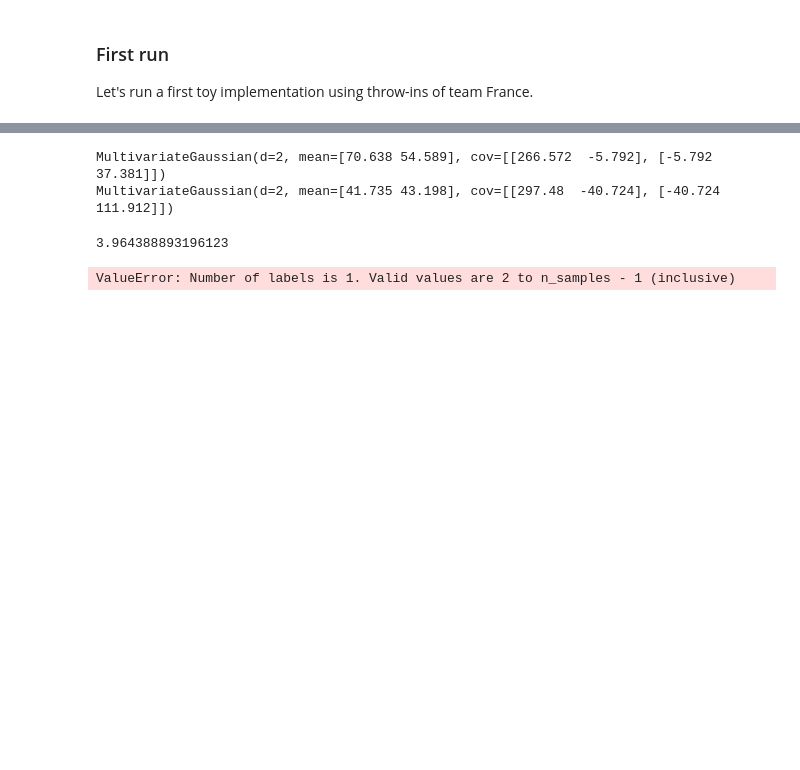
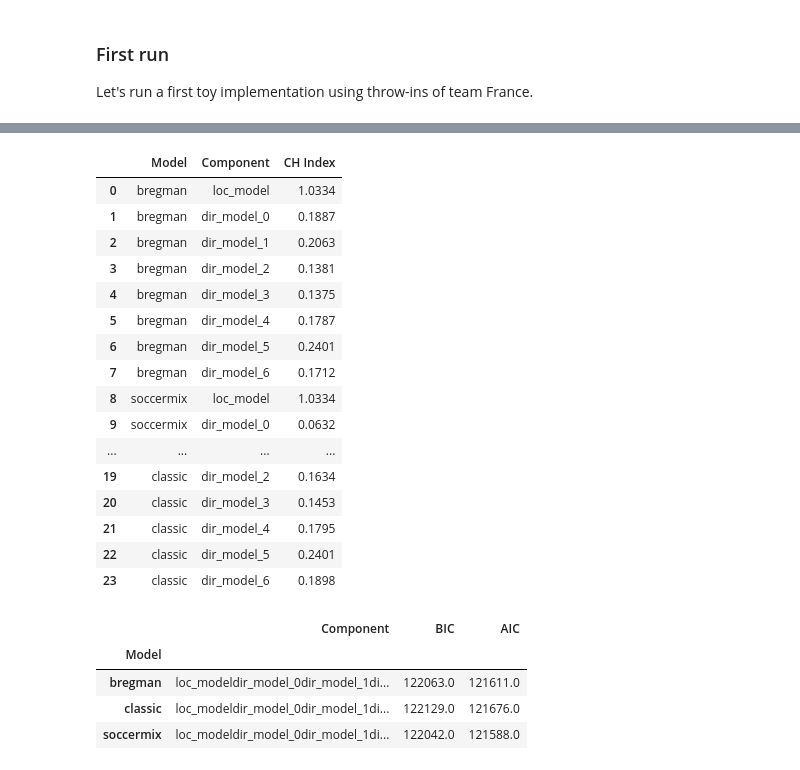
Before and after one commit to Joaquin-Garay/soccer-infogeo, a Jupyter notebook: 03-model.ipynb, the cells around one changed output, grey strips where cells are left out. Cells and saved outputs as stored; diff of their text form; code cells hidden in the pictures; blank space fills up the shorter version.

Commit message:
Calinski–Harabasz index implemented

```diff
--- a/03-model.ipynb
+++ b/03-model.ipynb
@@ -334,17 +344,37 @@ Running Time classic Model: 33.7364s
 # %%
-gauss_1 = gmm.get_components()[0]
-gauss_2 = gmm.get_components()[4]
+rows = []
+for key, value in results.items():
+    loc_model = value[0]
+    dir_models = value[1]
 
-print(gauss_1)
-print(gauss_2)
+    loc_chi = round(loc_model.kl_ch_score(loc_data),4)
+    rows.append({"Model": key, "Component": "loc_model", "CH Index": loc_chi})
 
-mean_1, cov_1 = gauss_1.get_params()
-mean_2, cov_2 = gauss_2.get_params()
-gauss_1.divergence(mean_1, cov_1, mean_2, cov_2)
+    for i, dir_model in enumerate(dir_models):
+        dir_chi = round(dir_model.kl_ch_score(dir_data),4)
+        rows.append({"Model": key, "Component": f"dir_model_{i}", "CH Index": dir_chi})
+
+# Create DataFrame
+scores_df = pd.DataFrame(rows)
+scores_df.head(24)
 # %% [output]
-MultivariateGaussian(d=2, mean=[70.638 54.589], cov=[[266.572  -5.792], [-5.792 37.381]])
-MultivariateGaussian(d=2, mean=[41.735 43.198], cov=[[297.48  -40.724], [-40.724 111.912]])
-3.964388893196123
+|  | Model | Component | CH Index |
+| 0 | bregman | loc_model | 1.0334 |
+| 1 | bregman | dir_model_0 | 0.1887 |
+| 2 | bregman | dir_model_1 | 0.2063 |
+| 3 | bregman | dir_model_2 | 0.1381 |
+| 4 | bregman | dir_model_3 | 0.1375 |
+| 5 | bregman | dir_model_4 | 0.1787 |
+| 6 | bregman | dir_model_5 | 0.2401 |
+| 7 | bregman | dir_model_6 | 0.1712 |
+| 8 | soccermix | loc_model | 1.0334 |
+| 9 | soccermix | dir_model_0 | 0.0632 |
+| ... | ... | ... | ... |
+| 19 | classic | dir_model_2 | 0.1634 |
+| 20 | classic | dir_model_3 | 0.1453 |
+| 21 | classic | dir_model_4 | 0.1795 |
+| 22 | classic | dir_model_5 | 0.2401 |
+| 23 | classic | dir_model_6 | 0.1898 |
 # %%
 # Collect BIC and AIC results
 rows = []
@@ -365,4 +395,8 @@ for key, value in results.items():
 scores_df = pd.DataFrame(rows)
 scores_df.groupby("Model").sum()
 # %% [output]
-ValueError: Number of labels is 1. Valid values are 2 to n_samples - 1 (inclusive)
+|  | Component | BIC | AIC |
+| Model |  |  |  |
+| bregman | loc_modeldir_model_0dir_model_1di... | 122063.0 | 121611.0 |
+| classic | loc_modeldir_model_0dir_model_1di... | 122129.0 | 121676.0 |
+| soccermix | loc_modeldir_model_0dir_model_1di... | 122042.0 | 121588.0 |
```
Also changed, not shown: parts of 10 cells of this notebook, 2 other files.
